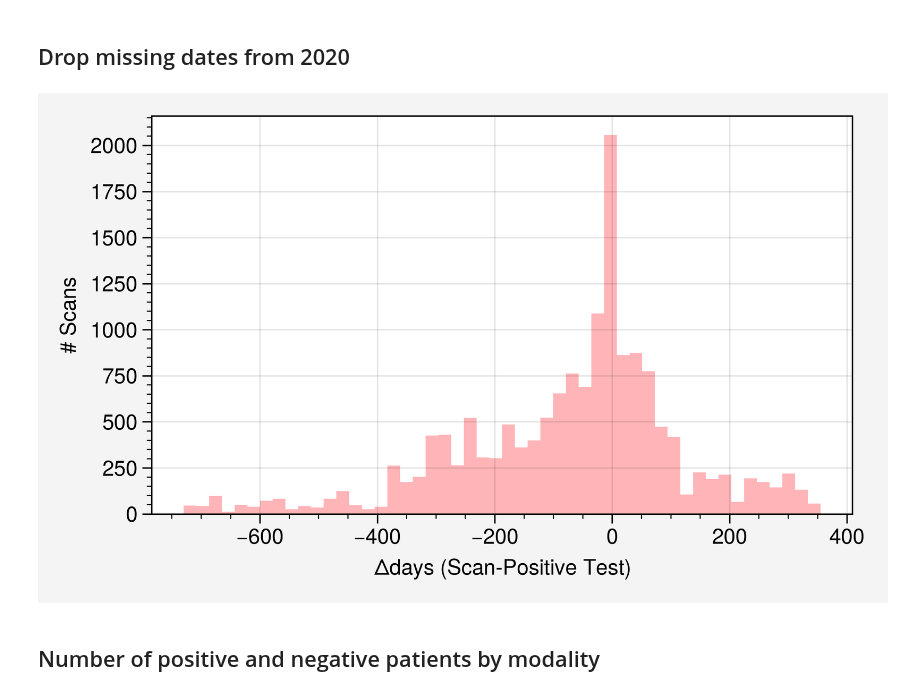
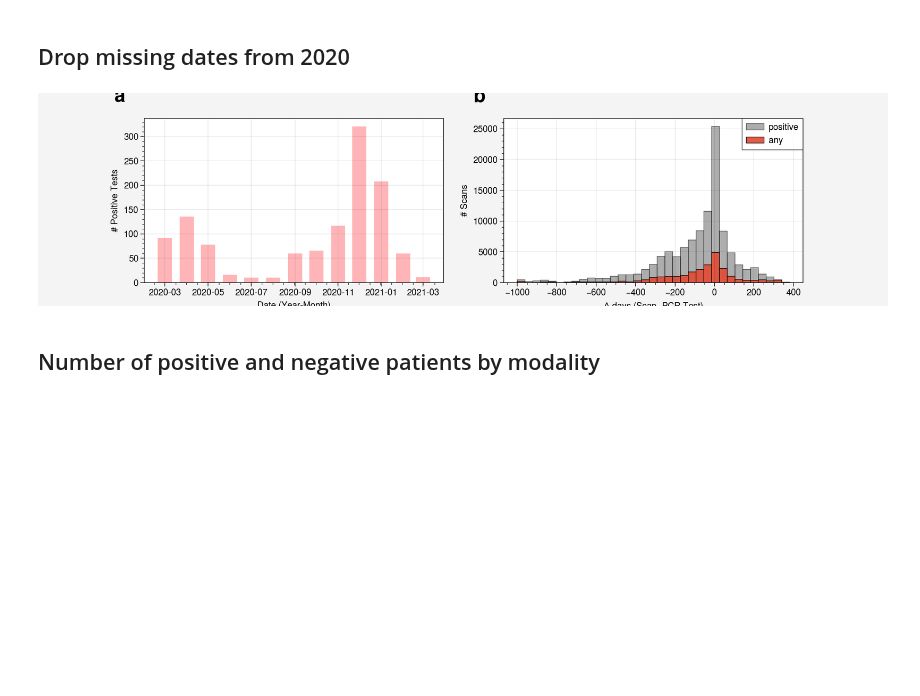
Before and after one commit to Kiril94/Thesis, a Jupyter notebook: cobra/ds_notebooks/general_stats_clean.ipynb, the cells around one changed output. Saved outputs shown, nothing was run; the diff lists cells and outputs as text; code cells hidden in the pictures; blank space fills up the shorter version.

Commit message:
visualizing basic stats

```diff
--- a/cobra/ds_notebooks/general_stats_clean.ipynb
+++ b/cobra/ds_notebooks/general_stats_clean.ipynb
@@ -63,19 +62,38 @@ dfc.loc[dfc.days_since_test>=-4, 'positive'] = 1
 ## Drop missing dates from 2020
 # %%
 dfcc = dfc[(dfc['2019']==1)|(~dfc.InstanceCreationDate.isna())]
+# %%
+test_df = pd.read_pickle("C:\\Users\\kiril\\Thesis\\CoBra\\cobra\\data\\tables\\test_dates.pkl")
+# %%
+with open(join(table_dir, 'all_counts.pkl'), 'rb') as f:
+    all_counts = pickle.load(f)
+with open(join(table_dir, 'pos_counts.pkl'), 'rb') as f:
+    pos_counts = pickle.load(f)
+with open(join(table_dir, 'bin_edges.pkl'), 'rb') as f:
+    bin_edges = pickle.load(f)
 # %%
 #mpl.rcParams['figure.dpi'] = 100
 #fig = pplt.figure(figsize=(4,3))
 #ax = fig.subplot(xlabel='x axis', ylabel='y axis')
-fig, ax = plt.subplots(figsize=(5,3))
-dfc.days_since_test.hist(ax=ax, bins=50, color=colors[6])
-ax.set_xlabel(r'$\Delta$'+'days (Scan-Positive Test)')
-ax.set_ylabel('# Scans')
-fig.tight_layout()
-#fig.savefig(join(fig_dir, 'basic_stats', 'days_since_test.png'), dpi=1000,
- #   bbox_to_inches='tight')
+fig, ax = plt.subplots(1,2 ,figsize=(12,3))
+#dfc.days_since_test.hist(ax=ax[1], bins=50, color=colors[6])
+ax[1].bar(x=bin_edges[:-1], height=all_counts, width=np.diff(bin_edges),
+    align='edge', fc=colors[3], ec='black', alpha=.6, label='positive')
+ax[1].bar(x=bin_edges[:-1], height=pos_counts, width=np.diff(bin_edges),
+    align='edge', fc=colors[0], ec='black',alpha=.9, label='any')
+ax[1].legend()
+ax[1].set_xlabel(r'$\Delta$'+' days (Scan- PCR Test)')
+ax[1].set_ylabel('# Scans')
+for i, a in enumerate(ax):
+    a.text(-0.1, 1.1, string.ascii_lowercase[i], transform=a.transAxes,
+            size=20, weight='bold')
+ax[0].bar(test_df.index, test_df.PatientID, width=20, color=colors[6])
+ax[0].set_xlabel('Date (Year-Month)')
+ax[0].set_ylabel('# Positive Tests')
+#fig.tight_layout()
+fig.savefig(join(fig_dir, 'basic_stats', 'days_since_test_pos_tests.png'), dpi=1000, bbox_inches='tight')
 # %% [output]
-[figure, old version]
+[figure, new version]
 # %% [markdown]
 ## Number of positive and negative patients by modality
 # %%
```
Also changed, not shown: parts of 3 cells of this notebook.
